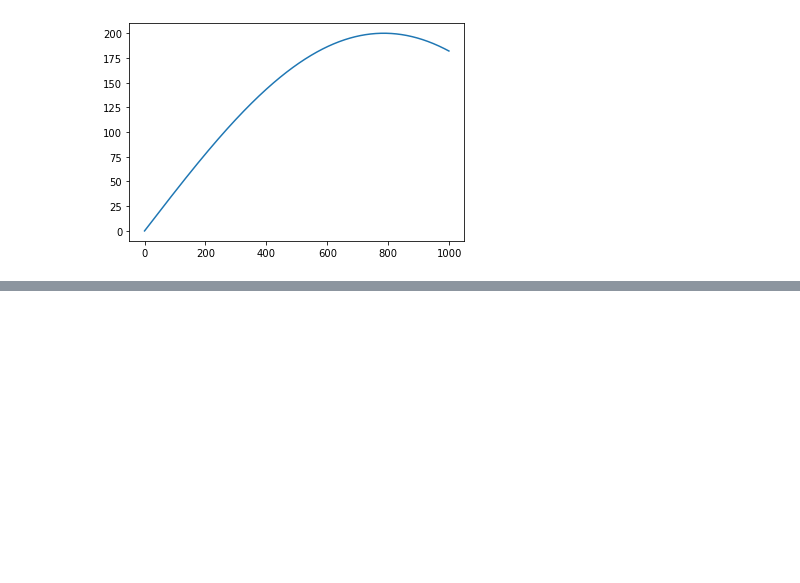
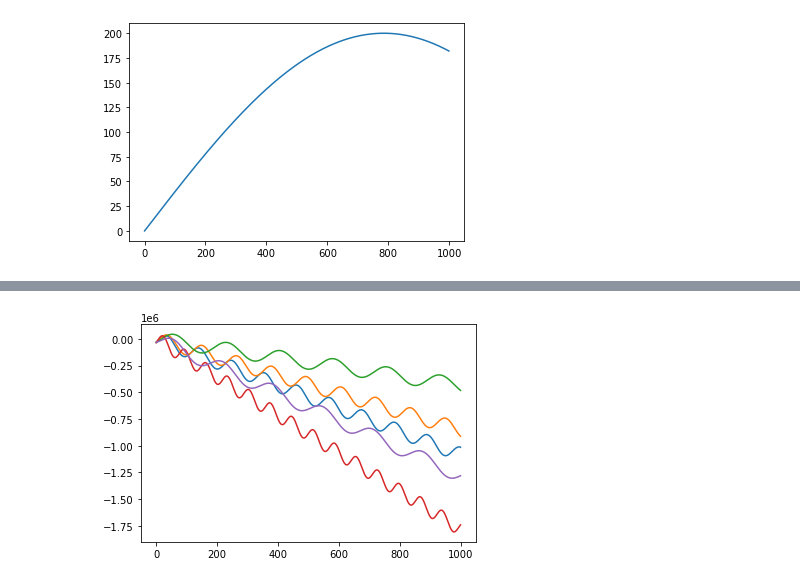
Before and after one commit to OscarCabreraRodriguez/TimeSeriesAnomalyDetection, a Jupyter notebook: ADND.ipynb, the cells around one changed output, grey strips where cells are left out. Drawn from its saved outputs; the diff is of its cells as text; code cells hidden in the pictures; blank space fills up the shorter version.

Commit message:
Time Series data generation for decrease graph

```diff
--- a/ADND.ipynb
+++ b/ADND.ipynb
@@ -31,6 +31,25 @@ def timeseriesPeak(timeseries,x):
     peak[x>end]=0
 
     return timeseries+peak
+
+
+def timeseriesDec(amplitude,frequency,phase,x,b):
+    y = np.zeros(len(x))
+    for i in range(len(amplitude)):
+      y += np.sin(frequency[i]*x-phase[i])*amplitude[i]-b[i]*x
+    return y
+
+def timeseriesPeakDec(timeseriesDec,x):
+    start = np.random.randint(len(x))
+    end = start+100
+
+    peakDec = np.sin(0.01*x)*200+500*x
+    peakDec += np.random.rand(1000)
+
+    peakDec[x<start]=0
+    peakDec[x>end]=0
+
+    return timeseriesDec+peakDec
 # %%
 # vectors for w phase and amplitude regular shape
 # these arrrays contain 200 random values between (0,1) and we multiply the w by 0.02 to
@@ -146,0 +147,25 @@ print(peak)
+# %%
+p3 = np.random.rand(200)
+a3 = np.random.randint(100,600,200)
+w3 = np.ones(200)
+b = np.ones(200)
+
+
+x = np.arange(start=0, stop=(1000))
+
+
+yValuesDec = []
+for i in range(1,200):
+    rand_w = np.random.uniform(0.02,0.1)
+    rand = np.random.uniform(1,10)
+    y = timeseriesDec(a3,w3*rand_w,p3,x,b*rand)
+    yValuesDec.append(y)
+    if i <= 5:
+        plt.plot(x,y)
+
+
+#z = np.sin(x*0.02-150)*400-4*x
+
+#plt.plot(x,z)
+# %% [output]
+[figure, added]
```
Also changed, not shown: parts of 8 cells of this notebook.
